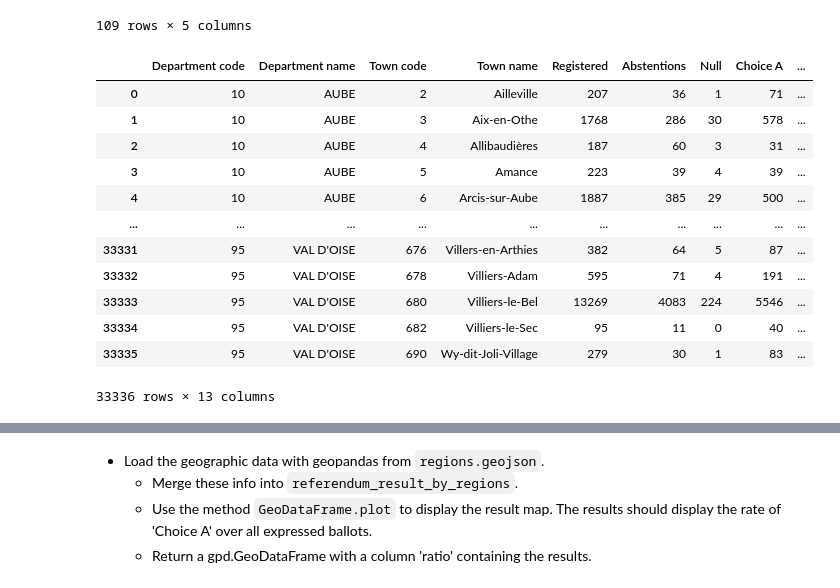
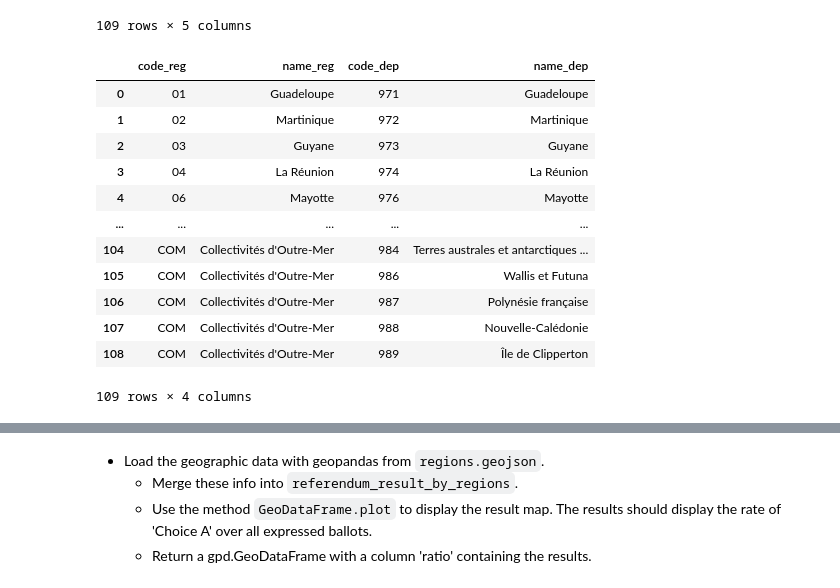
Before and after one commit to x-datascience-datacamp/2022-assignment-pandas, a Jupyter notebook: tests_notebook.ipynb, the cells around one changed output, grey strips where cells are left out. Drawn from its saved outputs; the diff is of its cells as text; code cells hidden in the pictures.

```diff
--- a/tests_notebook.ipynb
+++ b/tests_notebook.ipynb
@@ -41,20 +43,19 @@ departments
 | 108 | 109 | COM | 989 | Île de Clipperton | ile de clipperton |
 109 rows × 5 columns
 # %%
-areas = pd.merge(regions, departments, left_on = 'code', right_on = 'region_code', suffixes = ('_reg', '_dep'))[['code_reg', 'name_reg', 'code_dep', 'name_dep']]
+areas = pd.merge(regions, departments, left_on = 'code', right_on = 'region_code', how = 'left', suffixes = ('_reg', '_dep'))[['code_reg', 'name_reg', 'code_dep', 'name_dep']]
+areas
+# %% [output]
+|  | code_reg | name_reg | code_dep | name_dep |
+| 0 | 01 | Guadeloupe | 971 | Guadeloupe |
+| 1 | 02 | Martinique | 972 | Martinique |
+| 2 | 03 | Guyane | 973 | Guyane |
+| 3 | 04 | La Réunion | 974 | La Réunion |
+| 4 | 06 | Mayotte | 976 | Mayotte |
+| ... | ... | ... | ... | ... |
+| 104 | COM | Collectivités d'Outre-Mer | 984 | Terres australes et antarctiques ... |
+| 105 | COM | Collectivités d'Outre-Mer | 986 | Wallis et Futuna |
+| 106 | COM | Collectivités d'Outre-Mer | 987 | Polynésie française |
+| 107 | COM | Collectivités d'Outre-Mer | 988 | Nouvelle-Calédonie |
+| 108 | COM | Collectivités d'Outre-Mer | 989 | Île de Clipperton |
+109 rows × 4 columns
-# %%
-merge = pd.merge(referendum, areas, left_on = 'Department code', right_on = 'code_dep')
-# %% [output]
-|  | Department code | Department name | Town code | Town name | Registered | Abstentions | Null | Choice A | ... |
-| 0 | 10 | AUBE | 2 | Ailleville | 207 | 36 | 1 | 71 | ... |
-| 1 | 10 | AUBE | 3 | Aix-en-Othe | 1768 | 286 | 30 | 578 | ... |
-| 2 | 10 | AUBE | 4 | Allibaudières | 187 | 60 | 3 | 31 | ... |
-| 3 | 10 | AUBE | 5 | Amance | 223 | 39 | 4 | 39 | ... |
-| 4 | 10 | AUBE | 6 | Arcis-sur-Aube | 1887 | 385 | 29 | 500 | ... |
-| ... | ... | ... | ... | ... | ... | ... | ... | ... | ... |
-| 33331 | 95 | VAL D'OISE | 676 | Villers-en-Arthies | 382 | 64 | 5 | 87 | ... |
-| 33332 | 95 | VAL D'OISE | 678 | Villiers-Adam | 595 | 71 | 4 | 191 | ... |
-| 33333 | 95 | VAL D'OISE | 680 | Villiers-le-Bel | 13269 | 4083 | 224 | 5546 | ... |
-| 33334 | 95 | VAL D'OISE | 682 | Villiers-le-Sec | 95 | 11 | 0 | 40 | ... |
-| 33335 | 95 | VAL D'OISE | 690 | Wy-dit-Joli-Village | 279 | 30 | 1 | 83 | ... |
-33336 rows × 13 columns
```
Also changed, not shown: parts of 7 cells of this notebook, 1 other file.
